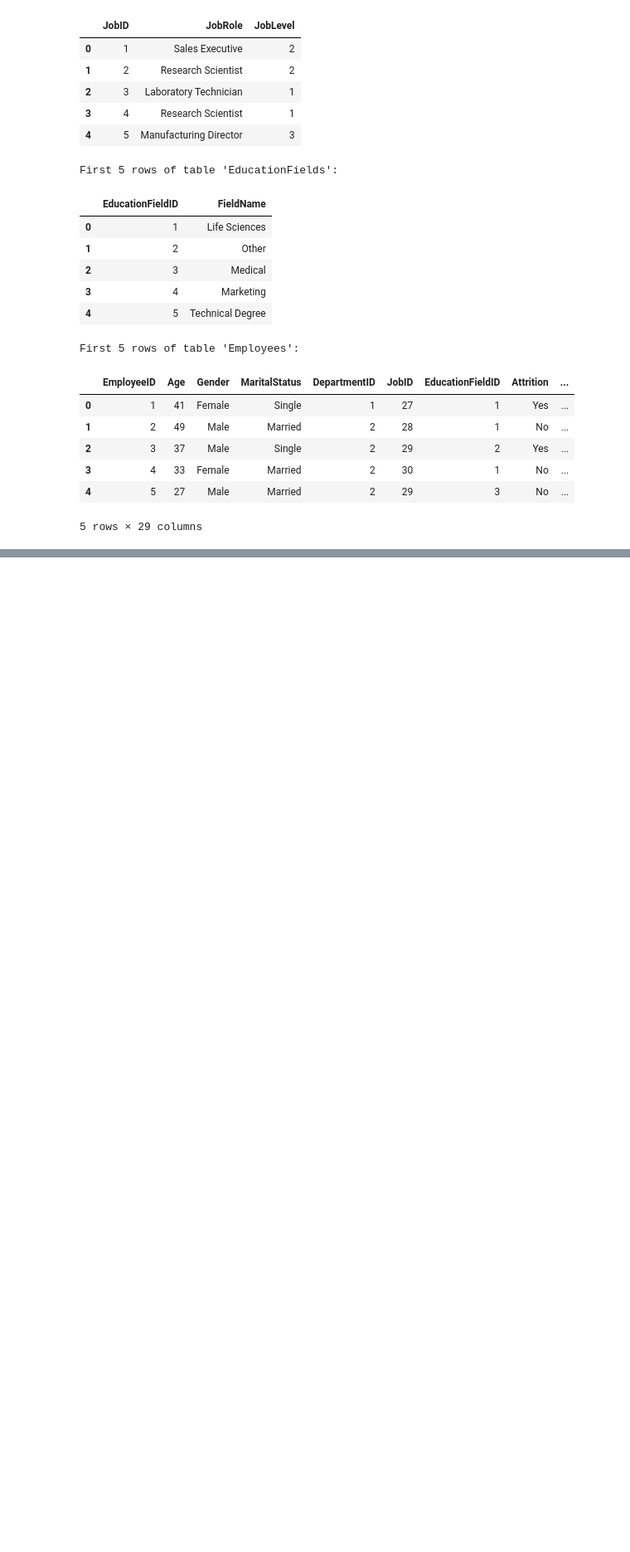
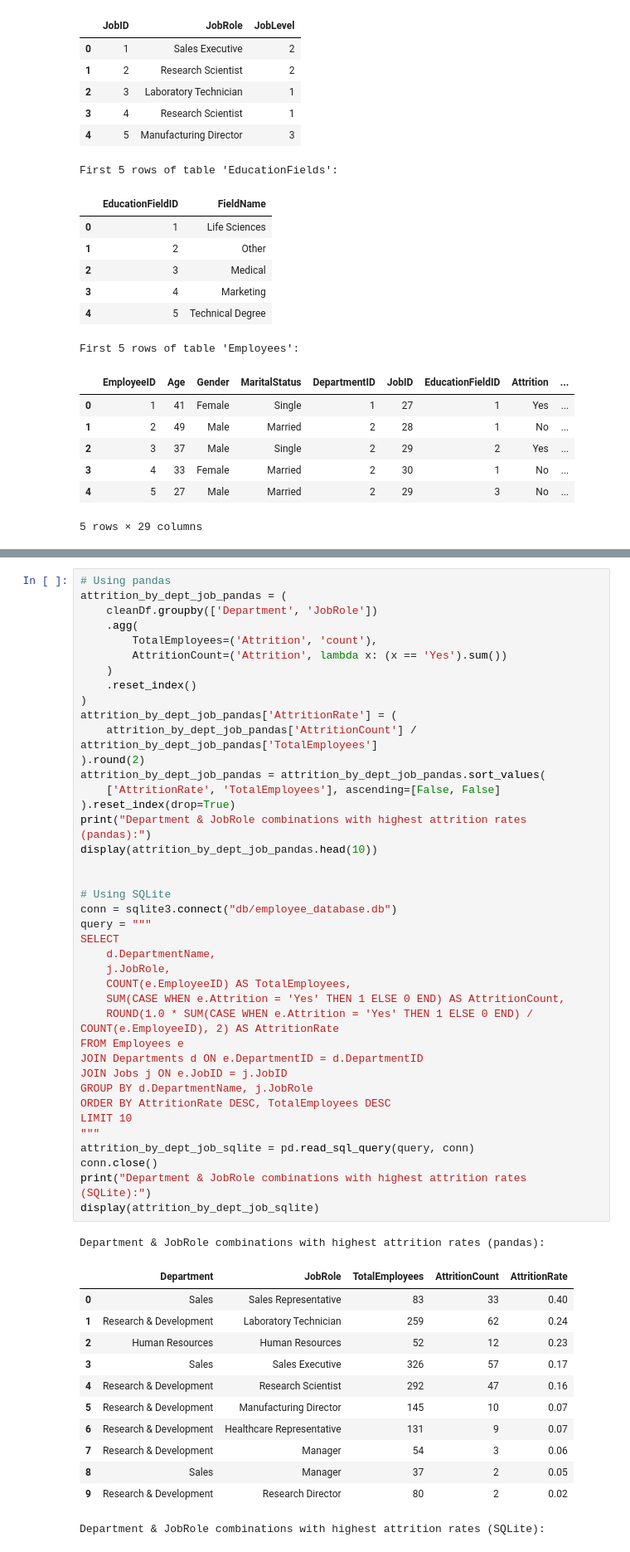
Before and after one commit to wareefAlyousef/Employee-Attrition-STC, a Jupyter notebook: Employee Attrition notebook.ipynb, the cells around one changed output, grey strips where cells are left out. Shown at 83% size. Drawn from its saved outputs; the diff is of its cells as text; blank space fills up the shorter version.

```diff
--- a/Employee Attrition notebook.ipynb
+++ b/Employee Attrition notebook.ipynb
@@ -569,0 +804,54 @@ Which department has the highest average performance rating?
+# %%
+# Using pandas
+attrition_by_dept_job_pandas = (
+    cleanDf.groupby(['Department', 'JobRole'])
+    .agg(
+        TotalEmployees=('Attrition', 'count'),
+        AttritionCount=('Attrition', lambda x: (x == 'Yes').sum())
+    )
+    .reset_index()
+)
+attrition_by_dept_job_pandas['AttritionRate'] = (
+    attrition_by_dept_job_pandas['AttritionCount'] / attrition_by_dept_job_pandas['TotalEmployees']
+).round(2)
+attrition_by_dept_job_pandas = attrition_by_dept_job_pandas.sort_values(
+    ['AttritionRate', 'TotalEmployees'], ascending=[False, False]
+).reset_index(drop=True)
+print("Department & JobRole combinations with highest attrition rates (pandas):")
+display(attrition_by_dept_job_pandas.head(10))
+
+
+# Using SQLite
+conn = sqlite3.connect("db/employee_database.db")
+query = """
+SELECT
+    d.DepartmentName,
+    j.JobRole,
+    COUNT(e.EmployeeID) AS TotalEmployees,
+    SUM(CASE WHEN e.Attrition = 'Yes' THEN 1 ELSE 0 END) AS AttritionCount,
+    ROUND(1.0 * SUM(CASE WHEN e.Attrition = 'Yes' THEN 1 ELSE 0 END) / COUNT(e.EmployeeID), 2) AS AttritionRate
+FROM Employees e
+JOIN Departments d ON e.DepartmentID = d.DepartmentID
+JOIN Jobs j ON e.JobID = j.JobID
+GROUP BY d.DepartmentName, j.JobRole
+ORDER BY AttritionRate DESC, TotalEmployees DESC
+LIMIT 10
+"""
+attrition_by_dept_job_sqlite = pd.read_sql_query(query, conn)
+conn.close()
+print("Department & JobRole combinations with highest attrition rates (SQLite):")
+display(attrition_by_dept_job_sqlite)
+# %% [output]
+Department & JobRole combinations with highest attrition rates (pandas):
+|  | Department | JobRole | TotalEmployees | AttritionCount | AttritionRate |
+| 0 | Sales | Sales Representative | 83 | 33 | 0.40 |
+| 1 | Research & Development | Laboratory Technician | 259 | 62 | 0.24 |
+| 2 | Human Resources | Human Resources | 52 | 12 | 0.23 |
+| 3 | Sales | Sales Executive | 326 | 57 | 0.17 |
+| 4 | Research & Development | Research Scientist | 292 | 47 | 0.16 |
+| 5 | Research & Development | Manufacturing Director | 145 | 10 | 0.07 |
+| 6 | Research & Development | Healthcare Representative | 131 | 9 | 0.07 |
+| 7 | Research & Development | Manager | 54 | 3 | 0.06 |
+| 8 | Sales | Manager | 37 | 2 | 0.05 |
+| 9 | Research & Development | Research Director | 80 | 2 | 0.02 |
+Department & JobRole combinations with highest attrition rates (SQLite):
```
Also changed, not shown: parts of 31 cells of this notebook.
